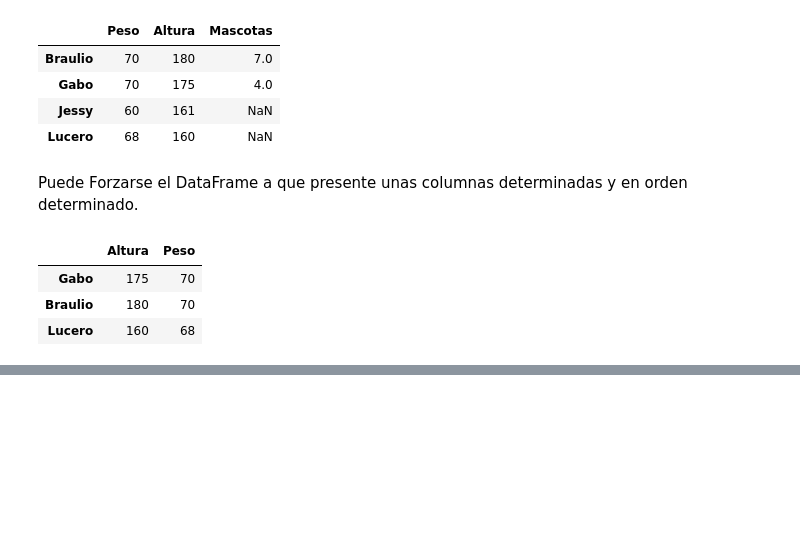
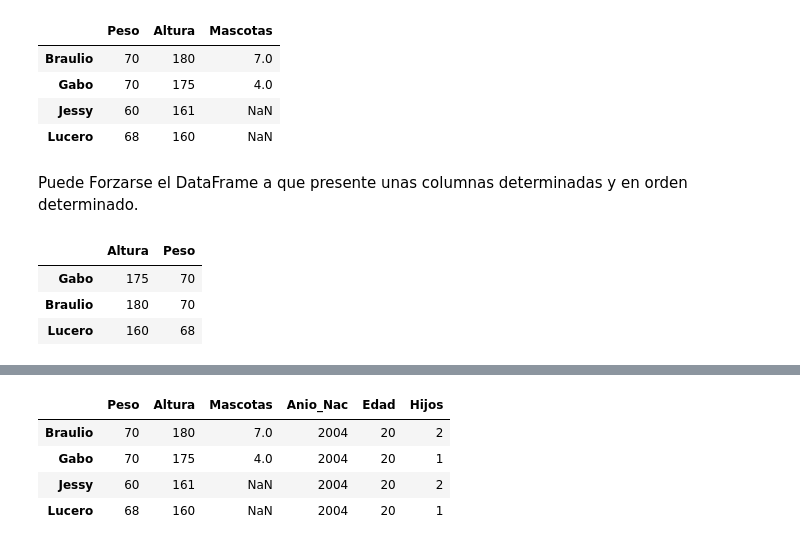
Before and after one commit to emiliano0807/Simulacion, a Jupyter notebook: 02_Pandas.ipynb, the cells around one changed output, grey strips where cells are left out. Cells and saved outputs as stored; diff of their text form; code cells hidden in the pictures; blank space fills up the shorter version.

```diff
--- a/02_Pandas.ipynb
+++ b/02_Pandas.ipynb
@@ -193,0 +321,9 @@ df
+# %%
+# Creación de un DataFrame inicializándo con un diccionario de objetos Series.
+Personas = {
+    "Peso": pd.Series([70, 68, 60, 70], ["Gabo", "Lucero", "Jessy", "Braulio"]),
+    "Altura": pd.Series({"Gabo":175, "Lucero":160, "Jessy":161, "Braulio":180}),
+    "Mascotas": pd.Series([4, 7], ["Gabo", "Braulio"])
+}
+df = pd.DataFrame(Personas)
+df
@@ -193,0 +341,4 @@ df
+# %%
+# Añadir una nueva columna al DataFrame
+df["Anio_Nac"] = [2004, 2004, 2004, 2004]
+df
@@ -193,0 +351,4 @@ df
+# %%
+# Añadir una nueva columna calculada al DataFrame
+df["Edad"] = 2024- df["Anio_Nac"]
+df
@@ -193,0 +361,11 @@ df
+# %%
+# Añadir una nueva columna creando un DataFrame nuevo.
+df_mod = df.assign(Hijos = [2, 1, 2, 1])
+# %%
+df_mod
+# %% [output]
+|  | Peso | Altura | Mascotas | Anio_Nac | Edad | Hijos |
+| Braulio | 70 | 180 | 7.0 | 2004 | 20 | 2 |
+| Gabo | 70 | 175 | 4.0 | 2004 | 20 | 1 |
+| Jessy | 60 | 161 | NaN | 2004 | 20 | 2 |
+| Lucero | 68 | 160 | NaN | 2004 | 20 | 1 |
```
Also changed, not shown: parts of 37 cells of this notebook.
